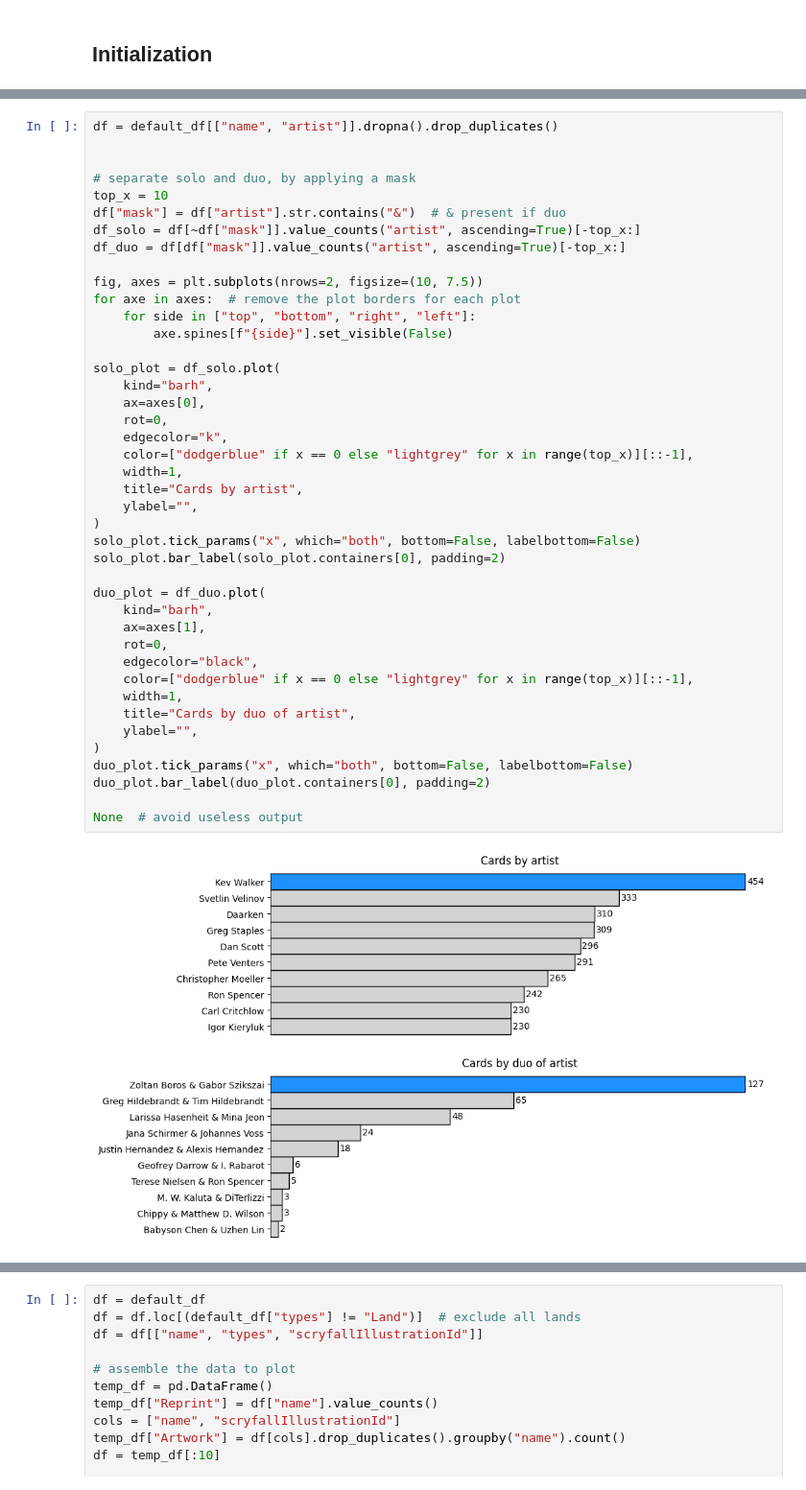
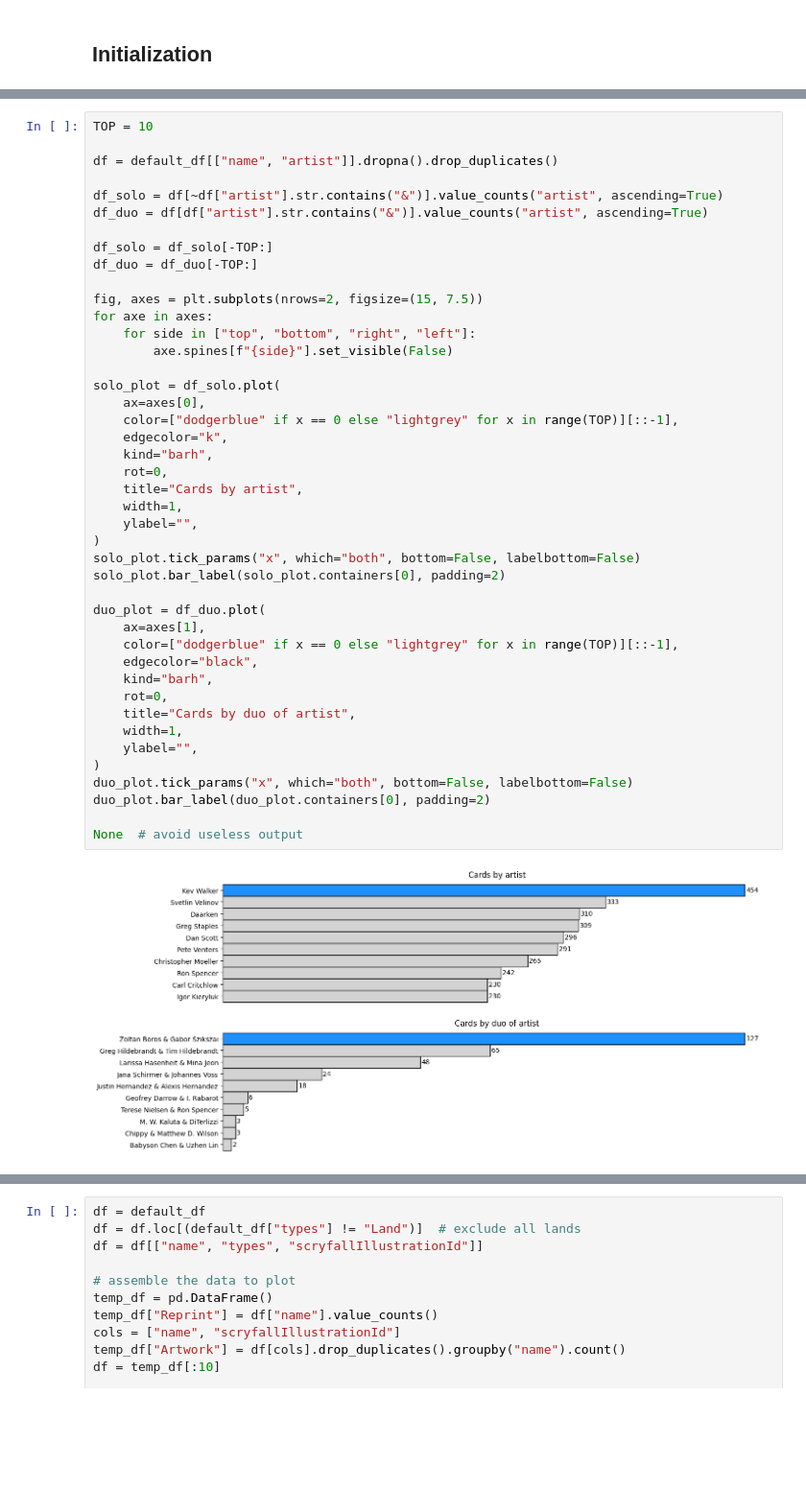
Before and after one commit to Undeadamien/mtg_analyst, a Jupyter notebook: allprints/prints.ipynb, the cells around one changed output, grey strips where cells are left out. Shown at 96% size. Cells and saved outputs as stored; diff of their text form; blank space fills up the shorter version.

```diff
--- a/allprints/prints.ipynb
+++ b/allprints/prints.ipynb
@@ -51,47 +106,48 @@ We can also see that the most prolific duo of artist is **Zoltan Boros & Gabor S
 # %%
+TOP = 10
+
 df = default_df[["name", "artist"]].dropna().drop_duplicates()
 
+df_solo = df[~df["artist"].str.contains("&")].value_counts("artist", ascending=True)
+df_duo = df[df["artist"].str.contains("&")].value_counts("artist", ascending=True)
 
-# separate solo and duo, by applying a mask
-top_x = 10
-df["mask"] = df["artist"].str.contains("&")  # & present if duo
-df_solo = df[~df["mask"]].value_counts("artist", ascending=True)[-top_x:]
-df_duo = df[df["mask"]].value_counts("artist", ascending=True)[-top_x:]
+df_solo = df_solo[-TOP:]
+df_duo = df_duo[-TOP:]
 
-fig, axes = plt.subplots(nrows=2, figsize=(10, 7.5))
-for axe in axes:  # remove the plot borders for each plot
+fig, axes = plt.subplots(nrows=2, figsize=(15, 7.5))
+for axe in axes:
     for side in ["top", "bottom", "right", "left"]:
         axe.spines[f"{side}"].set_visible(False)
 
 solo_plot = df_solo.plot(
+    ax=axes[0],
+    color=["dodgerblue" if x == 0 else "lightgrey" for x in range(TOP)][::-1],
+    edgecolor="k",
     kind="barh",
-    ax=axes[0],
     rot=0,
-    edgecolor="k",
-    color=["dodgerblue" if x == 0 else "lightgrey" for x in range(top_x)][::-1],
+    title="Cards by artist",
     width=1,
-    title="Cards by artist",
     ylabel="",
 )
 solo_plot.tick_params("x", which="both", bottom=False, labelbottom=False)
 solo_plot.bar_label(solo_plot.containers[0], padding=2)
 
 duo_plot = df_duo.plot(
+    ax=axes[1],
+    color=["dodgerblue" if x == 0 else "lightgrey" for x in range(TOP)][::-1],
+    edgecolor="black",
     kind="barh",
-    ax=axes[1],
     rot=0,
-    edgecolor="black",
-    color=["dodgerblue" if x == 0 else "lightgrey" for x in range(top_x)][::-1],
+    title="Cards by duo of artist",
     width=1,
-    title="Cards by duo of artist",
     ylabel="",
 )
 duo_plot.tick_params("x", which="both", bottom=False, labelbottom=False)
 duo_plot.bar_label(duo_plot.containers[0], padding=2)
 
 None  # avoid useless output
 # %% [output]
-[figure, old version]
+[figure, new version]
 # %% [markdown]
 ## What are the 10 most reprinted cards ?
 
```
Also changed, not shown: parts of 12 cells of this notebook.
